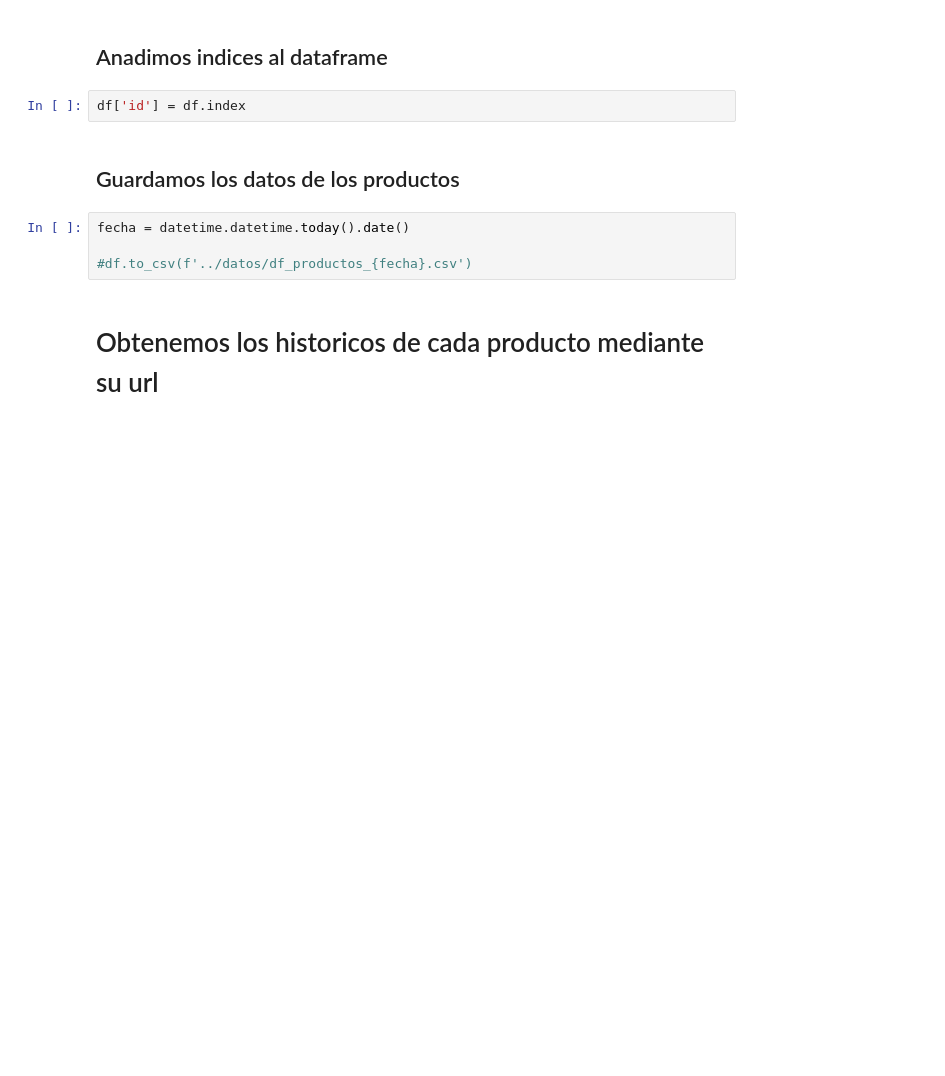
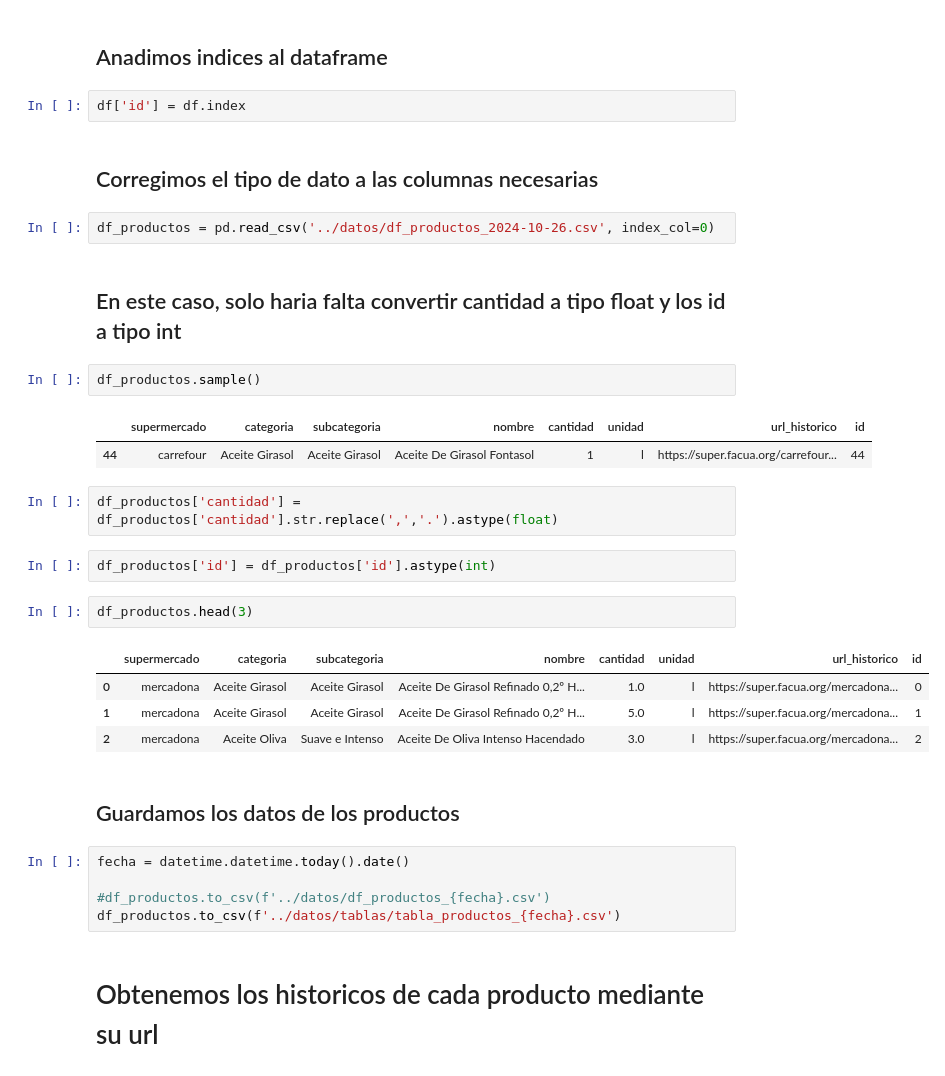
Before and after one commit to joseluisalmendral/Proyecto4-AnalisisFacua, a Jupyter notebook: notebooks/1_scrapping_de_datos.ipynb, the cells around one changed output. Saved outputs shown, nothing was run; the diff lists cells and outputs as text; blank space fills up the shorter version.

```diff
--- a/notebooks/1_scrapping_de_datos.ipynb
+++ b/notebooks/1_scrapping_de_datos.ipynb
@@ -178,12 +178,35 @@ df.shape
 ## Anadimos indices al dataframe
 # %%
 df['id'] = df.index
+# %% [markdown]
+## Corregimos el tipo de dato a las columnas necesarias
+# %%
+df_productos = pd.read_csv('../datos/df_productos_2024-10-26.csv', index_col=0)
+# %% [markdown]
+## En este caso, solo haria falta convertir cantidad a tipo float y los id a tipo int
+# %%
+df_productos.sample()
+# %% [output]
+|  | supermercado | categoria | subcategoria | nombre | cantidad | unidad | url_historico | id |
+| 44 | carrefour | Aceite Girasol | Aceite Girasol | Aceite De Girasol Fontasol | 1 | l | https://super.facua.org/carrefour... | 44 |
+# %%
+df_productos['cantidad'] = df_productos['cantidad'].str.replace(',','.').astype(float)
+# %%
+df_productos['id'] = df_productos['id'].astype(int)
+# %%
+df_productos.head(3)
+# %% [output]
+|  | supermercado | categoria | subcategoria | nombre | cantidad | unidad | url_historico | id |
+| 0 | mercadona | Aceite Girasol | Aceite Girasol | Aceite De Girasol Refinado 0,2º H... | 1.0 | l | https://super.facua.org/mercadona... | 0 |
+| 1 | mercadona | Aceite Girasol | Aceite Girasol | Aceite De Girasol Refinado 0,2º H... | 5.0 | l | https://super.facua.org/mercadona... | 1 |
+| 2 | mercadona | Aceite Oliva | Suave e Intenso | Aceite De Oliva Intenso Hacendado | 3.0 | l | https://super.facua.org/mercadona... | 2 |
 # %% [markdown]
 ## Guardamos los datos de los productos
 # %%
 fecha = datetime.datetime.today().date()
 
-#df.to_csv(f'../datos/df_productos_{fecha}.csv')
+#df_productos.to_csv(f'../datos/df_productos_{fecha}.csv')
+df_productos.to_csv(f'../datos/tablas/tabla_productos_{fecha}.csv')
 # %% [markdown]
 # Obtenemos los historicos de cada producto mediante su url
 # %%
```
Also changed, not shown: parts of 1 cell of this notebook, 1 other file.
